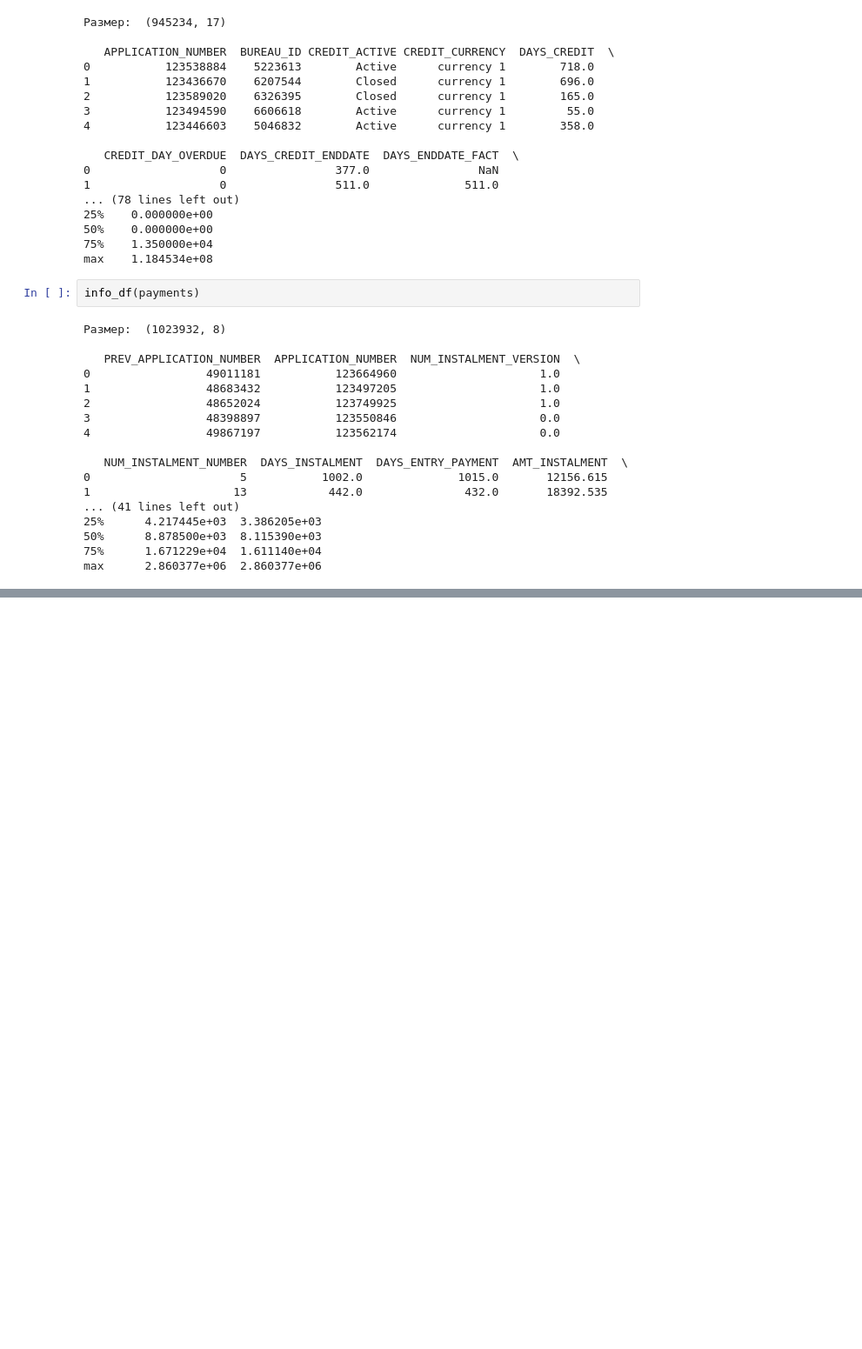
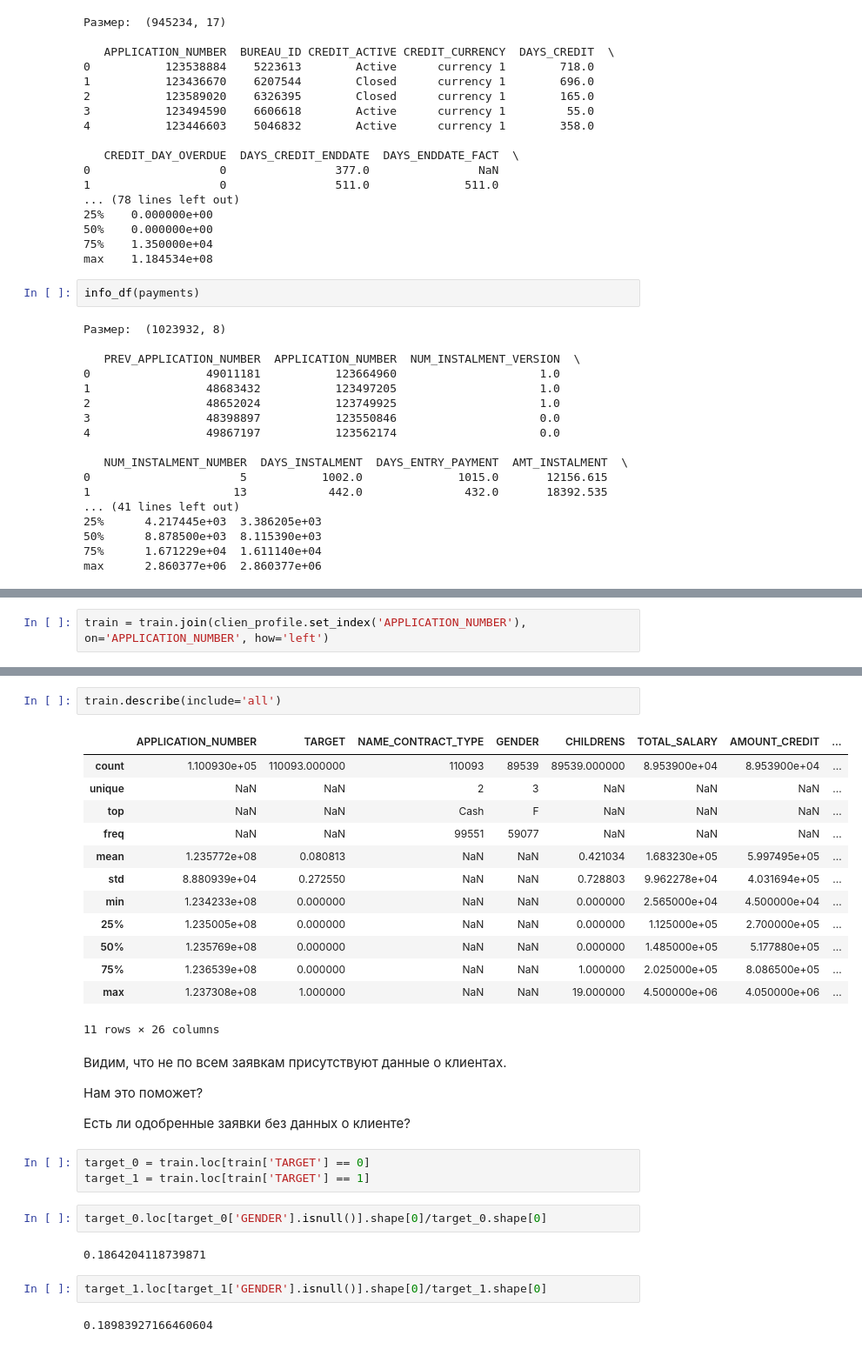
Before and after one commit to AleksandrBud/kaggle, a Jupyter notebook: project/project.ipynb, the cells around one changed output, grey strips where cells are left out. Shown at 87% size. Drawn from its saved outputs; the diff is of its cells as text; blank space fills up the shorter version.

Commit message:
start join dataframe

```diff
--- a/project/project.ipynb
+++ b/project/project.ipynb
@@ -121,0 +164,2 @@ max      2.860377e+06  2.860377e+06
+# %%
+train = train.join(clien_profile.set_index('APPLICATION_NUMBER'), on='APPLICATION_NUMBER', how='left')
@@ -121,0 +180,33 @@ max      2.860377e+06  2.860377e+06
+# %%
+train.describe(include='all')
+# %% [output]
+|  | APPLICATION_NUMBER | TARGET | NAME_CONTRACT_TYPE | GENDER | CHILDRENS | TOTAL_SALARY | AMOUNT_CREDIT | ... |
+| count | 1.100930e+05 | 110093.000000 | 110093 | 89539 | 89539.000000 | 8.953900e+04 | 8.953900e+04 | ... |
+| unique | NaN | NaN | 2 | 3 | NaN | NaN | NaN | ... |
+| top | NaN | NaN | Cash | F | NaN | NaN | NaN | ... |
+| freq | NaN | NaN | 99551 | 59077 | NaN | NaN | NaN | ... |
+| mean | 1.235772e+08 | 0.080813 | NaN | NaN | 0.421034 | 1.683230e+05 | 5.997495e+05 | ... |
+| std | 8.880939e+04 | 0.272550 | NaN | NaN | 0.728803 | 9.962278e+04 | 4.031694e+05 | ... |
+| min | 1.234233e+08 | 0.000000 | NaN | NaN | 0.000000 | 2.565000e+04 | 4.500000e+04 | ... |
+| 25% | 1.235005e+08 | 0.000000 | NaN | NaN | 0.000000 | 1.125000e+05 | 2.700000e+05 | ... |
+| 50% | 1.235769e+08 | 0.000000 | NaN | NaN | 0.000000 | 1.485000e+05 | 5.177880e+05 | ... |
+| 75% | 1.236539e+08 | 0.000000 | NaN | NaN | 1.000000 | 2.025000e+05 | 8.086500e+05 | ... |
+| max | 1.237308e+08 | 1.000000 | NaN | NaN | 19.000000 | 4.500000e+06 | 4.050000e+06 | ... |
+11 rows × 26 columns
+# %% [markdown]
+Видим, что не по всем заявкам присутствуют данные о клиентах.
+
+Нам это поможет?
+
+Есть ли одобренные заявки без данных о клиенте?
+# %%
+target_0 = train.loc[train['TARGET'] == 0]
+target_1 = train.loc[train['TARGET'] == 1]
+# %%
+target_0.loc[target_0['GENDER'].isnull()].shape[0]/target_0.shape[0]
+# %% [output]
+0.1864204118739871
+# %%
+target_1.loc[target_1['GENDER'].isnull()].shape[0]/target_1.shape[0]
+# %% [output]
+0.18983927166460604
```
Also changed, not shown: parts of 56 cells of this notebook.
